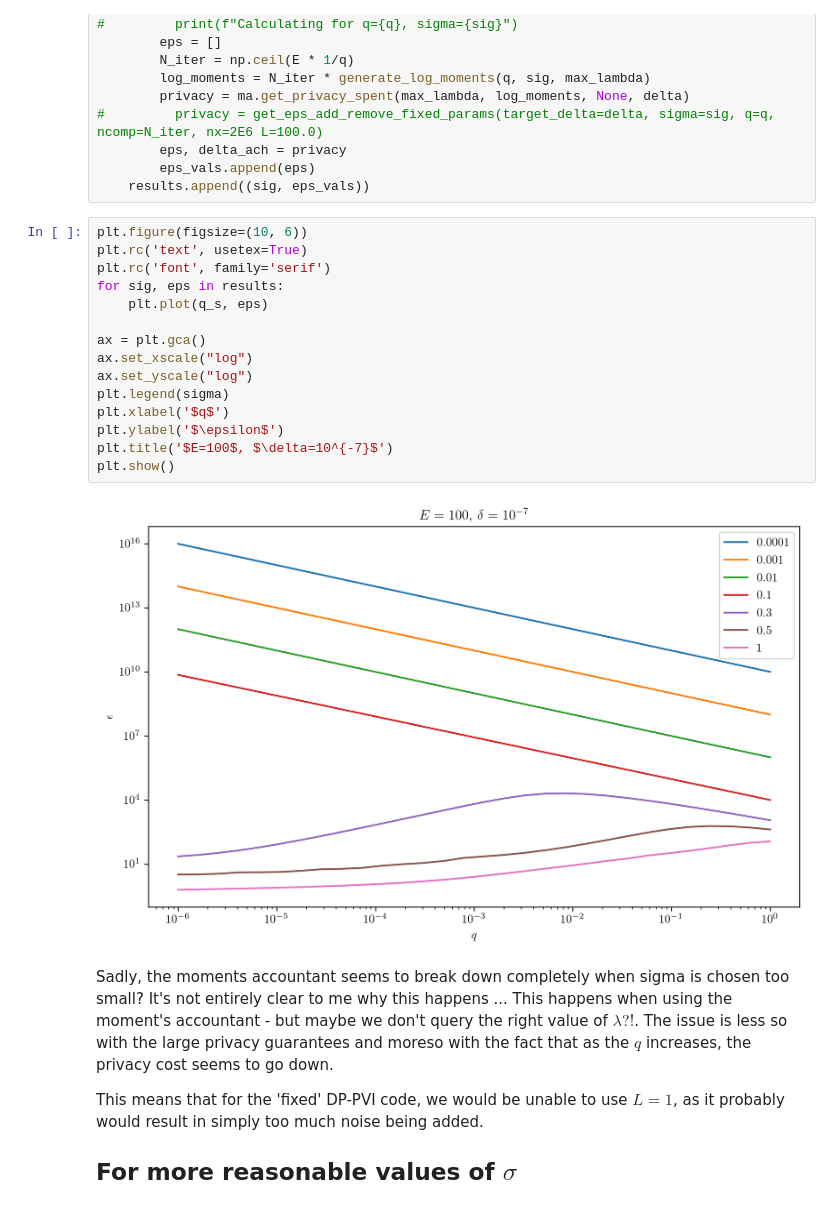
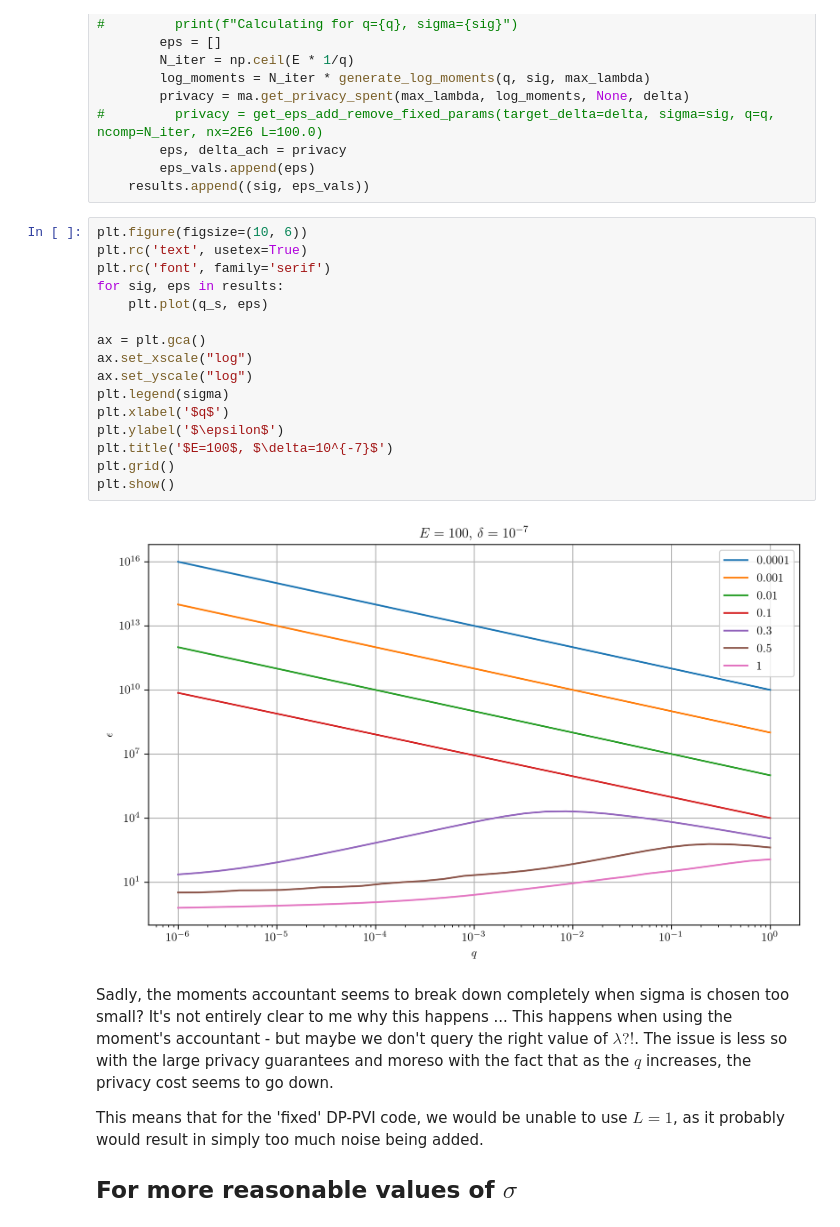
Before and after one commit to MrinankSharma/DP-PVI, a Jupyter notebook: notebooks/Investigate Changing Q.ipynb, the cells around one changed output. Saved outputs shown, nothing was run; the diff lists cells and outputs as text.

```diff
--- a/notebooks/Investigate Changing Q.ipynb
+++ b/notebooks/Investigate Changing Q.ipynb
@@ -53,20 +53,21 @@ for sig in sigma:
 # %%
 plt.figure(figsize=(10, 6))
 plt.rc('text', usetex=True)
 plt.rc('font', family='serif')
 for sig, eps in results:
     plt.plot(q_s, eps)
 
 ax = plt.gca()
 ax.set_xscale("log")
 ax.set_yscale("log")
 plt.legend(sigma)
 plt.xlabel('$q$')
 plt.ylabel('$\epsilon$')
 plt.title('$E=100$, $\delta=10^{-7}$')
+plt.grid()
 plt.show()
 # %% [output]
-[figure, old version]
+[figure, new version]
 # %% [markdown]
 Sadly, the moments accountant seems to break down completely when sigma is chosen too small? It's not entirely clear to me why this happens ... This happens when using the moment's accountant - but maybe we don't query the right value of $\lambda?!$. The issue is less so with the large privacy guarantees and moreso with the fact that as the $q$ increases, the privacy cost seems to go down.
 
```
Also changed, not shown: parts of 3 cells of this notebook, 4 other files.
